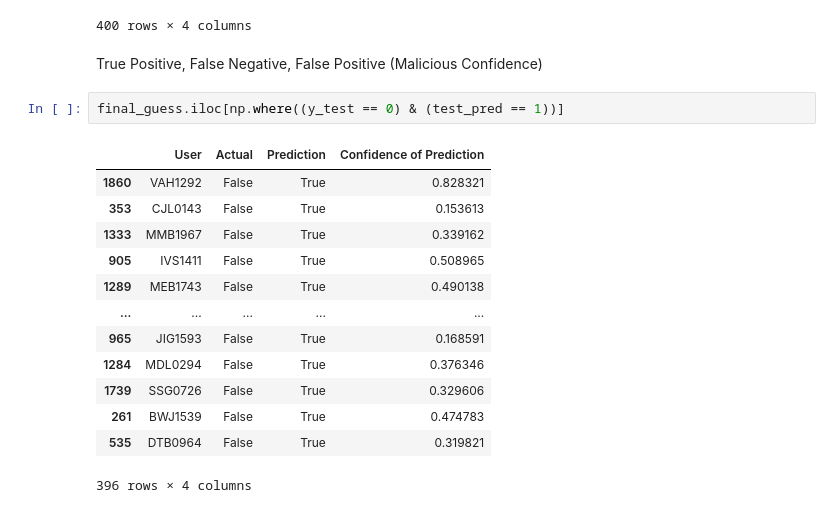
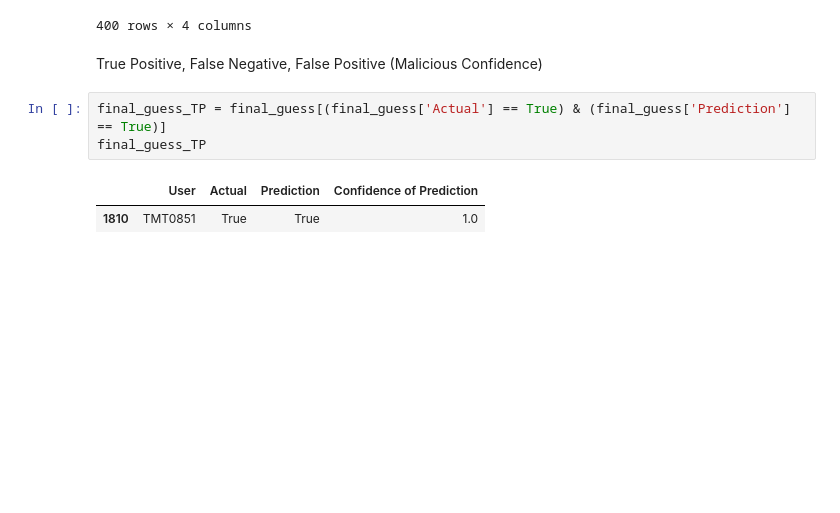
Before and after one commit to mel0778/dsa4263, a Jupyter notebook: notebooks/model_SVM.ipynb, the cells around one changed output. Saved outputs shown, nothing was run; the diff lists cells and outputs as text; blank space fills up the shorter version.

```diff
--- a/notebooks/model_SVM.ipynb
+++ b/notebooks/model_SVM.ipynb
@@ -422,19 +422,9 @@ final_guess
 400 rows × 4 columns
 # %% [markdown]
 True Positive, False Negative, False Positive (Malicious Confidence)
-# %%
-final_guess.iloc[np.where((y_test == 0) & (test_pred == 1))]
-# %% [output]
-|  | User | Actual | Prediction | Confidence of Prediction |
-| 1860 | VAH1292 | False | True | 0.828321 |
-| 353 | CJL0143 | False | True | 0.153613 |
-| 1333 | MMB1967 | False | True | 0.339162 |
-| 905 | IVS1411 | False | True | 0.508965 |
-| 1289 | MEB1743 | False | True | 0.490138 |
-| ... | ... | ... | ... | ... |
-| 965 | JIG1593 | False | True | 0.168591 |
-| 1284 | MDL0294 | False | True | 0.376346 |
-| 1739 | SSG0726 | False | True | 0.329606 |
-| 261 | BWJ1539 | False | True | 0.474783 |
-| 535 | DTB0964 | False | True | 0.319821 |
-396 rows × 4 columns
+# %%
+final_guess_TP = final_guess[(final_guess['Actual'] == True) & (final_guess['Prediction'] == True)]
+final_guess_TP
+# %% [output]
+|  | User | Actual | Prediction | Confidence of Prediction |
+| 1810 | TMT0851 | True | True | 1.0 |
```
Also changed, not shown: parts of 2 cells of this notebook.
